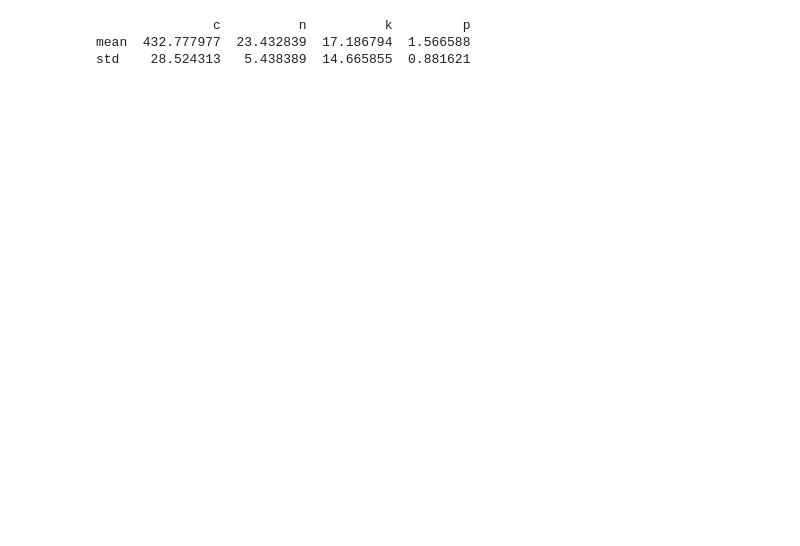
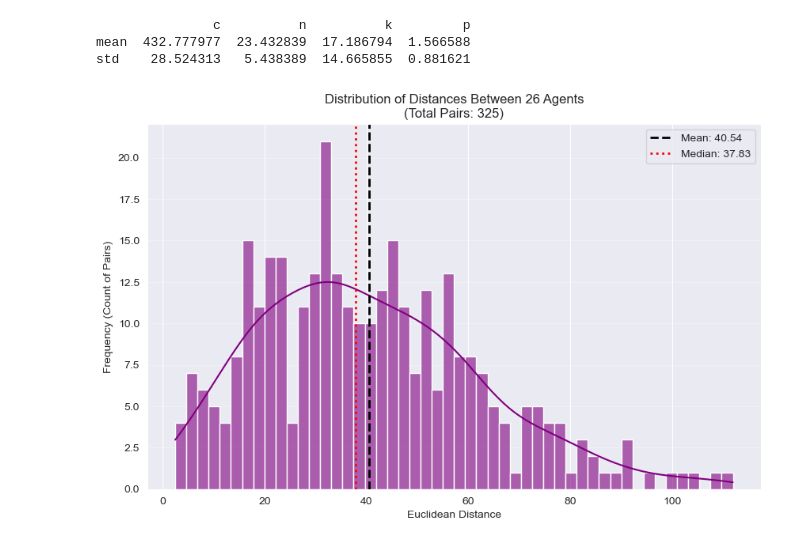
Before and after one commit to filipematos95/ElementalWorld, a Jupyter notebook: ReadEladioData.ipynb, the cells around one changed output. Drawn from its saved outputs; the diff is of its cells as text; code cells hidden in the pictures; blank space fills up the shorter version.

Commit message:
Added grid for multispecies

```diff
--- a/ReadEladioData.ipynb
+++ b/ReadEladioData.ipynb
@@ -54,3 +49,40 @@ print(stats)
                c          n          k         p
 mean  432.777977  23.432839  17.186794  1.566588
 std    28.524313   5.438389  14.665855  0.881621
+# %%
+import pandas as pd
+import numpy as np
+import matplotlib.pyplot as plt
+import seaborn as sns
+from scipy.spatial.distance import pdist
+
+# --- 1. Generate Sample Data (Replace with your actual DataFrame) ---
+# Simulating 500 agents with 4 random traits (N, P, K, O)
+df = data
+# --- 2. Compute Pairwise Distances ---
+# pdist computes distances between ALL unique pairs of rows
+# It returns a condensed 1D array (saves memory vs a full square matrix)
+distances = pdist(df.values, metric='euclidean')
+
+# --- 3. Plot the Distribution ---
+plt.figure(figsize=(10, 6))
+
+# Histogram with Kernel Density Estimate (KDE)
+sns.histplot(distances, kde=True, bins=50, color='purple', alpha=0.6)
+
+# Add Mean and Median lines
+mean_dist = np.mean(distances)
+median_dist = np.median(distances)
+
+plt.axvline(mean_dist, color='k', linestyle='--', linewidth=2, label=f'Mean: {mean_dist:.2f}')
+plt.axvline(median_dist, color='r', linestyle=':', linewidth=2, label=f'Median: {median_dist:.2f}')
+
+plt.title(f"Distribution of Distances Between {len(df)} Agents\n(Total Pairs: {len(distances):,})")
+plt.xlabel("Euclidean Distance")
+plt.ylabel("Frequency (Count of Pairs)")
+plt.legend()
+plt.grid(axis='y', alpha=0.3)
+
+plt.show()
+# %% [output]
+[figure, added]
```
Also changed, not shown: parts of 2 cells of this notebook, 3 other files.
